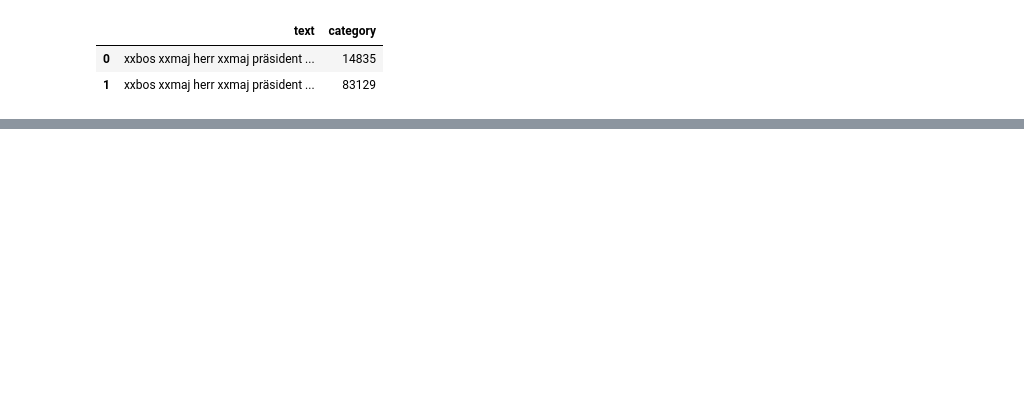
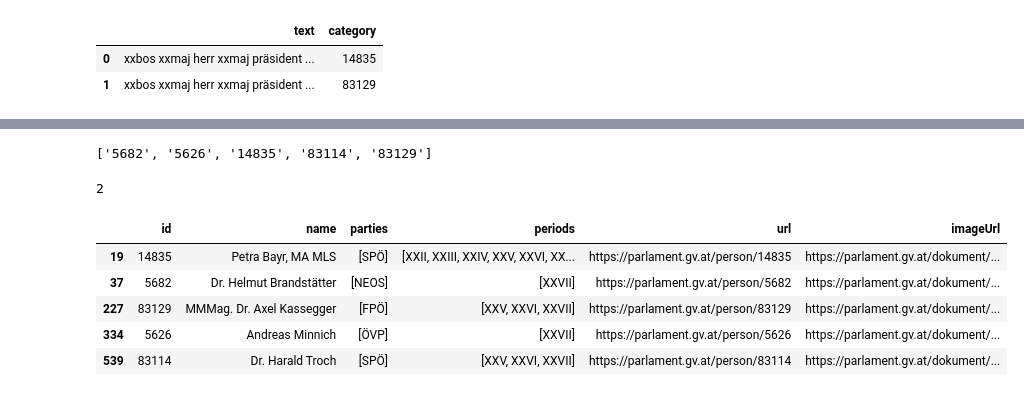
Before and after one commit to georghoeller/fastbook, a Jupyter notebook: my-stuff/lesson3-nlp-parlament/speaker_recog.ipynb, the cells around one changed output, grey strips where cells are left out. Cells and saved outputs as stored; diff of their text form; code cells hidden in the pictures; blank space fills up the shorter version.

```diff
--- a/my-stuff/lesson3-nlp-parlament/speaker_recog.ipynb
+++ b/my-stuff/lesson3-nlp-parlament/speaker_recog.ipynb
@@ -158,4 +165,22 @@ len(train_df["speaker"].unique())
+# %%
+list(speaker_subset.index)
+# %% [output]
+['5682', '5626', '14835', '83114', '83129']
+# %%
+speaker["id"].isin([14835,83114]).sum()
+# %% [output]
+2
 # %%
 # merge ids with speaker names
-speaker_merge = pd.merge(speaker_subset, text, how='inner', on='speaker').groupby("speaker").count()
-speaker_merge
+# speaker_merge = pd.merge(speaker_subset.index, speaker, how='inner', on='speaker')#.groupby("speaker").count()
+# speaker_merge
+
+speaker_model = speaker[speaker["id"].isin(list(map(int, speaker_subset.index)))]
+speaker_model
+# %% [output]
+|  | id | name | parties | periods | url | imageUrl |
+| 19 | 14835 | Petra Bayr, MA MLS | [SPÖ] | [XXII, XXIII, XXIV, XXV, XXVI, XX... | https://parlament.gv.at/person/14835 | https://parlament.gv.at/dokument/... |
+| 37 | 5682 | Dr. Helmut Brandstätter | [NEOS] | [XXVII] | https://parlament.gv.at/person/5682 | https://parlament.gv.at/dokument/... |
+| 227 | 83129 | MMMag. Dr. Axel Kassegger | [FPÖ] | [XXV, XXVI, XXVII] | https://parlament.gv.at/person/83129 | https://parlament.gv.at/dokument/... |
+| 334 | 5626 | Andreas Minnich | [ÖVP] | [XXVII] | https://parlament.gv.at/person/5626 | https://parlament.gv.at/dokument/... |
+| 539 | 83114 | Dr. Harald Troch | [SPÖ] | [XXV, XXVI, XXVII] | https://parlament.gv.at/person/83114 | https://parlament.gv.at/dokument/... |
```
Also changed, not shown: parts of 4 cells of this notebook.
